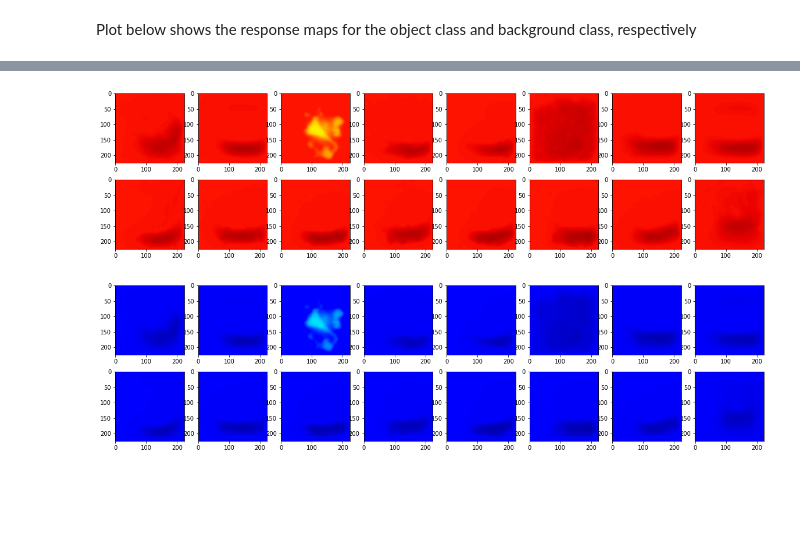
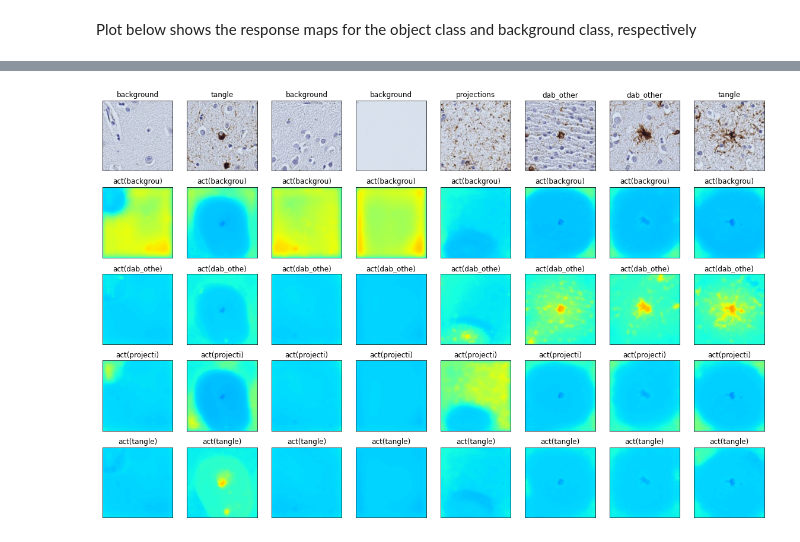
Before and after one commit to pyushkevich/tanglethon-ipynb, a Jupyter notebook: generic-wildcat-examine.ipynb, the cells around one changed output, grey strips where cells are left out. Cells and saved outputs as stored; diff of their text form; code cells hidden in the pictures; blank space fills up the shorter version.

```diff
--- a/generic-wildcat-examine.ipynb
+++ b/generic-wildcat-examine.ipynb
@@ -241,11 +198,2 @@ torch.Size([16, 2, 112, 112])
 # %% [markdown]
 Plot below shows the response maps for the object class and background class, respectively
-# %%
-plt.figure(figsize=(20,5))
-for i in range(0, batch_size):
-    plt.subplot(2, batch_size//2, i + 1)
-    plt.imshow(x_cpool[i,1,:,:].cpu().detach().numpy(), vmin=-12, vmax=12, cmap=plt.get_cmap('jet'))
-plt.figure(figsize=(20,5))
-for i in range(0, batch_size):
-    plt.subplot(2, batch_size//2, i + 1)
-    plt.imshow(x_cpool[i,0,:,:].cpu().detach().numpy(), vmin=-12, vmax=12, cmap=plt.get_cmap('jet'))
@@ -255,20 +200,16 @@ for i in range(0, batch_size):
-# %%
-# Upsample the wildcat saliency maps to the image size
-unary=nn.functional.interpolate(x_cpool, size=img_d.shape[2:], mode="bilinear", align_corners=False)
-
-# Transform the saliency maps to [0 1] range via sigmoid function
-unary[:,1,:,:] = torch.sigmoid((unary[:,1,:,:]-4) / 4.0)
-unary[:,0,:,:] = 1 - unary[:,1,:,:];
-
-# Plot the unaries
-plt.figure(figsize=(20,5))
-for i in range(0, batch_size):
-    plt.subplot(2, batch_size//2, i + 1)
-    plt.imshow(unary[i,0,:,:].cpu().detach().numpy(), vmin=0, vmax=1, cmap=plt.get_cmap('jet'))
-plt.figure(figsize=(20,5))
-for i in range(0, batch_size):
-    plt.subplot(2, batch_size//2, i + 1)
-    plt.imshow(unary[i,1,:,:].cpu().detach().numpy(), vmin=0, vmax=1, cmap=plt.get_cmap('jet'))
-# %% [output]
-[figure, removed]
-[figure, removed]
+# %%
+plt.figure(figsize=(20,3+2.5*num_classes))
+ncol = min(8,batch_size)
+for i in range(ncol):
+    ax = plt.subplot(num_classes+1, ncol, i + 1)
+    ax.imshow((img_d[i,:,:,:].cpu().detach().numpy().transpose(1,2,0) + 2.2) / 5.0)
+    plt.title(list(config['class_to_idx'].keys())[label[i]])
+    plt.xticks([]); plt.yticks([]);
+for k in range(num_classes):
+    for i in range(ncol):
+        ax = plt.subplot(num_classes+1, ncol, ncol * (k+1) + i + 1)
+        ax.imshow(x_cpool[i,k,:,:].cpu().detach().numpy(), vmin=-12, vmax=12, cmap=plt.get_cmap('jet'))
+        plt.title('act(%.8s)' % (list(config['class_to_idx'].keys())[k]))
+        plt.xticks([]); plt.yticks([]);
+# %% [output]
+[figure, added]
```
Also changed, not shown: parts of 33 cells of this notebook, 4 other files.
